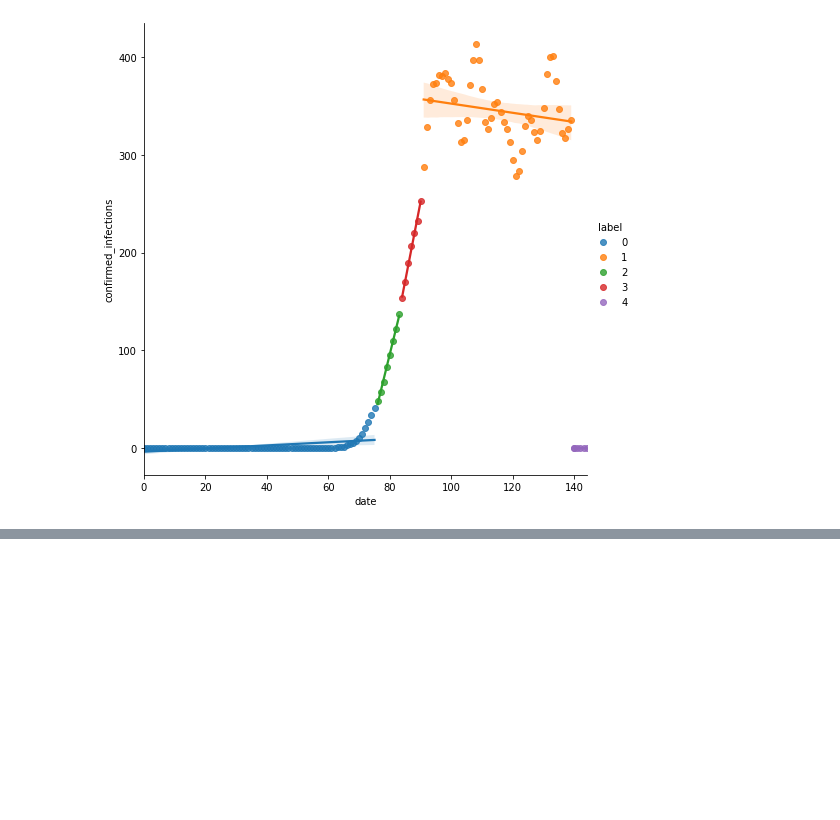
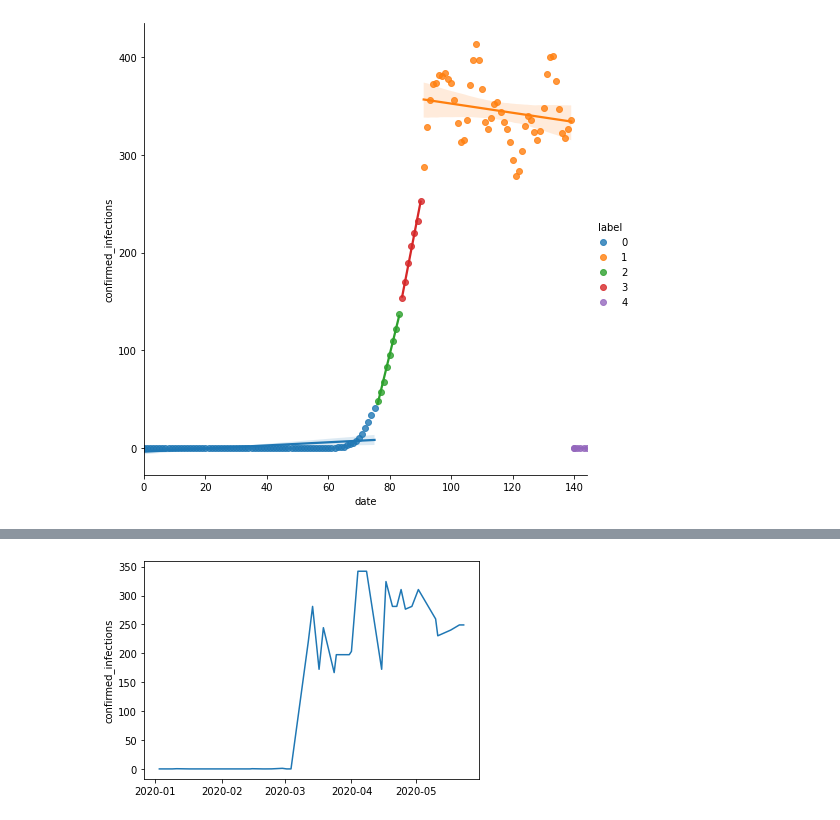
Before and after one commit to knmlprz/corona-analysis-1, a Jupyter notebook: notebooks/ImportDanych.ipynb, the cells around one changed output, grey strips where cells are left out. Cells and saved outputs as stored; diff of their text form; code cells hidden in the pictures; blank space fills up the shorter version.

```diff
--- a/notebooks/ImportDanych.ipynb
+++ b/notebooks/ImportDanych.ipynb
@@ -454,0 +543,13 @@ plt.show()
+# %%
+y = df["confirmed_infections"]
+X = df[["pieszo", "Interwencje", "pojazdem"]]
+
+X_train, X_test, y_train, y_test = train_test_split(X, y, test_size=0.33, random_state=0)
+regressor = RandomForestRegressor(random_state=0, max_depth=3, n_estimators=5)
+
+regressor.fit(X_train, y_train)
+
+y_pred = regressor.predict(X_test)
+print('Mean Absolute Error:', metrics.mean_absolute_error(y_test, y_pred))
+print('Mean Squared Error:', metrics.mean_squared_error(y_test, y_pred))
+print('Root Mean Squared Error:', np.sqrt(metrics.mean_squared_error(y_test, y_pred)))
@@ -454,0 +560,4 @@ plt.show()
+# %%
+pr = pd.DataFrame(X_test)
+pr["confirmed_infections"] = y_pred
+pr
@@ -454,0 +582,6 @@ plt.show()
+# %%
+sns.lineplot(x=pr.index, y="confirmed_infections",
+              data=pr)
+plt.show()
+# %% [output]
+[figure, added]
```
Also changed, not shown: parts of 18 cells of this notebook.
